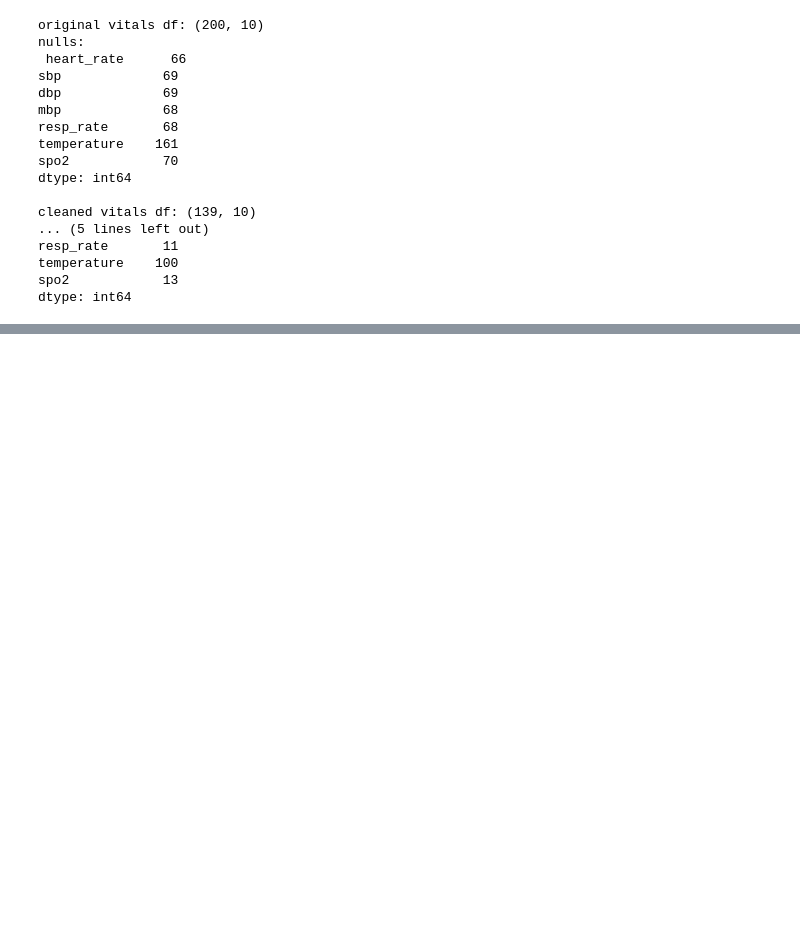
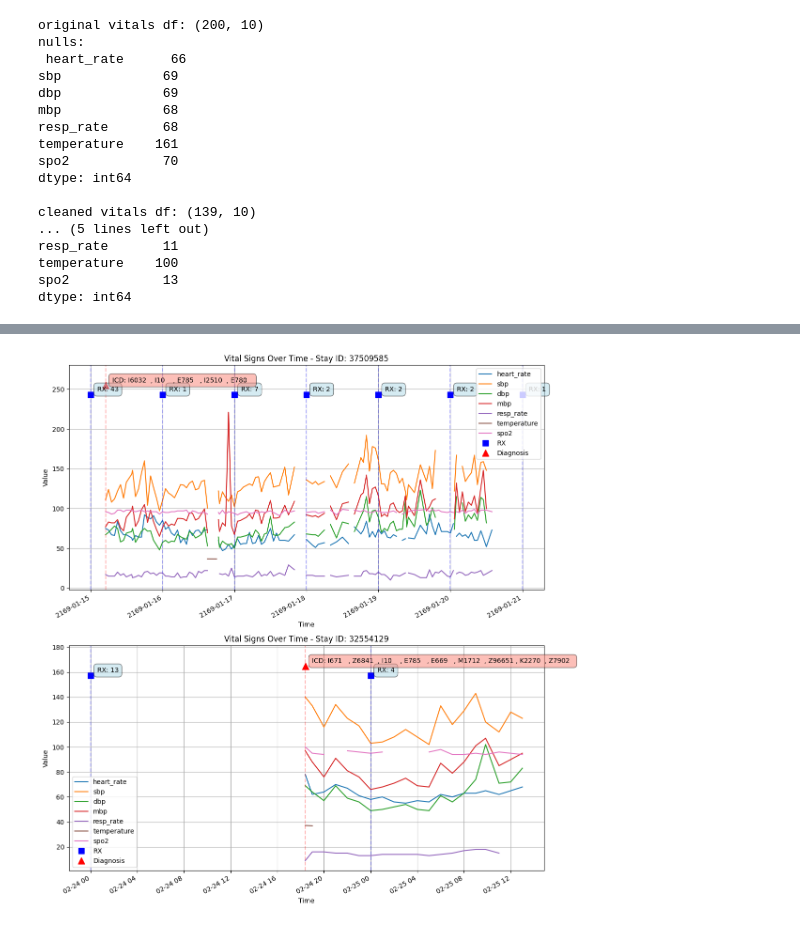
Before and after one commit to scscodes/standalone-notebooks, a Jupyter notebook: analysis-alt.ipynb, the cells around one changed output, grey strips where cells are left out. Drawn from its saved outputs; the diff is of its cells as text; code cells hidden in the pictures; blank space fills up the shorter version.

```diff
--- a/analysis-alt.ipynb
+++ b/analysis-alt.ipynb
@@ -240,0 +281,78 @@ Name: heart_rate, dtype: float64
+# %%
+# Create a figure with subplots for each stay_id
+stay_ids = v_df['stay_id'].unique()
+fig, axes = plt.subplots(len(stay_ids), 1, figsize=(12, 6*len(stay_ids)))
+
+# Plot vitals for each stay_id
+for idx, stay_id in enumerate(stay_ids):
+    stay_data = v_df[v_df['stay_id'] == stay_id]
+    ax = axes[idx] if len(stay_ids) > 1 else axes
+
+    # Plot each vital sign
+    for vital in vital_cols:
+        stay_data[vital].plot(ax=ax, label=vital)
+
+    # Get y-axis limits for marker placement
+    y_max = ax.get_ylim()[1]
+    marker_positions = [y_max * 1.05, y_max * 1.1]  # Two levels for RX and Diagnosis markers
+
+    # Add prescription events
+    stay_rx = rx_unique[rx_unique['stay_id'] == stay_id]
+    rx_by_day = stay_rx.groupby(pd.to_datetime(stay_rx['starttime']).dt.date).size()
+
+    for date, count in rx_by_day.items():
+        # Add vertical line
+        ax.axvline(x=pd.Timestamp(date), color='blue', linestyle='--', alpha=0.3)
+        # Add RX count marker
+        ax.plot(pd.Timestamp(date), marker_positions[0], 'bs', markersize=8, label='RX' if date == rx_by_day.index[0] else "")
+        ax.annotate(f'RX: {count}',
+                   xy=(pd.Timestamp(date), marker_positions[0]),
+                   xytext=(10, 5), textcoords='offset points',
+                   bbox=dict(boxstyle='round,pad=0.5', fc='lightblue', alpha=0.5))
+
+    # Add diagnosis events
+    stay_diag = diag_unique[diag_unique['stay_id'] == stay_id]
+    if len(stay_diag) > 0:
+        diag_time = stay_data.index[0]  # Using first vital reading time
+        # Add vertical line
+        ax.axvline(x=diag_time, color='red', linestyle='--', alpha=0.3)
+        # Add diagnosis markers and codes
+        ax.plot(diag_time, marker_positions[1], 'r^', markersize=10, label='Diagnosis')
+
+        # Group diagnoses into a single annotation
+        diag_codes = ', '.join(stay_diag['icd_code'].astype(str))
+        ax.annotate(f'ICD: {diag_codes}',
+                   xy=(diag_time, marker_positions[1]),
+                   xytext=(10, 5), textcoords='offset points',
+                   bbox=dict(boxstyle='round,pad=0.5', fc='salmon', alpha=0.5))
+
+    ax.set_title(f'Vital Signs Over Time - Stay ID: {stay_id}')
+    ax.set_xlabel('Time')
+    ax.set_ylabel('Value')
+
+    # Adjust y-axis to accommodate markers
+    ax.set_ylim(ax.get_ylim()[0], marker_positions[1] * 1.1)
+
+    # Remove duplicate labels
+    handles, labels = ax.get_legend_handles_labels()
+    by_label = dict(zip(labels, handles))
+    ax.legend(by_label.values(), by_label.keys())
+    ax.grid(True)
+
+plt.tight_layout()
+plt.show()
+
+# Print prescription summary
+print("\nPrescription Summary by Stay ID:")
+print("-" * 50)
+for stay_id in stay_ids:
+    stay_rx = rx_unique[rx_unique['stay_id'] == stay_id]
+    print(f"\nStay ID: {stay_id}")
+    rx_by_day = stay_rx.groupby(pd.to_datetime(stay_rx['starttime']).dt.date)
+
+    for date, group in rx_by_day:
+        print(f"\n{date.strftime('%Y-%m-%d')}:")
+        print(f"  Total prescriptions: {len(group)}")
+        print(f"  Pharmacy IDs: {', '.join(map(str, group['pharmacy_id'].unique()))}")
+# %% [output]
+[figure, added]
```
Also changed, not shown: parts of 11 cells of this notebook, 6 other files.
